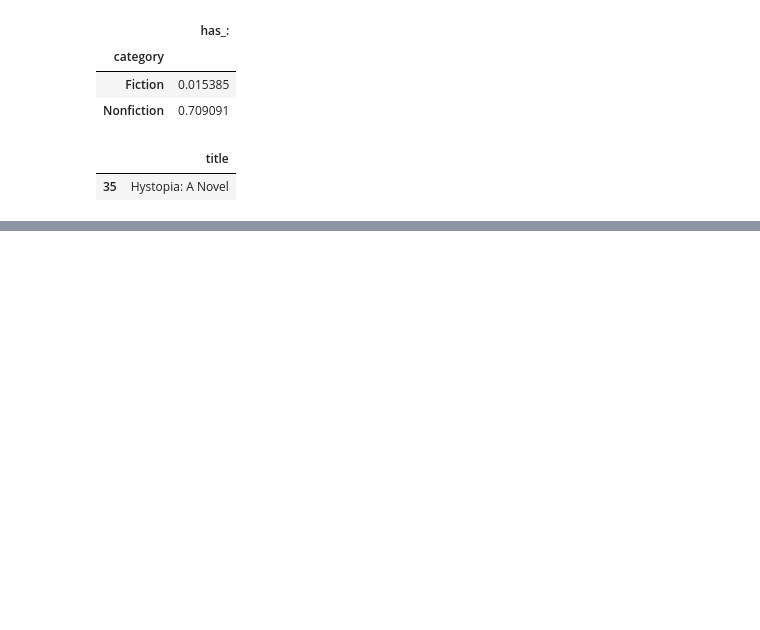
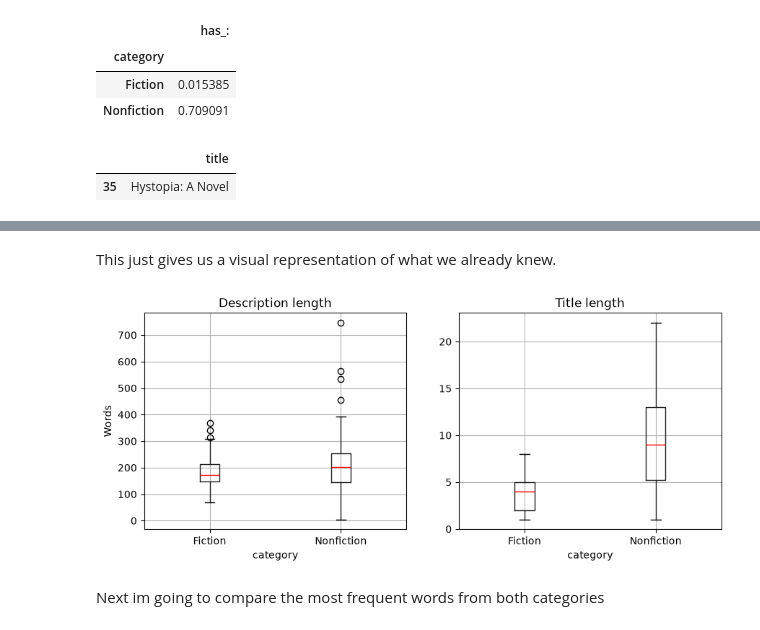
Before and after one commit to Judas20/datascience, a Jupyter notebook: notebooks/02_cleaning_eda.ipynb, the cells around one changed output, grey strips where cells are left out. Saved outputs shown, nothing was run; the diff lists cells and outputs as text; code cells hidden in the pictures; blank space fills up the shorter version.

```diff
--- a/notebooks/02_cleaning_eda.ipynb
+++ b/notebooks/02_cleaning_eda.ipynb
@@ -434,0 +452,20 @@ There is only one fiction book that contains :
+# %% [markdown]
+This just gives us a visual representation of what we already knew.
+# %%
+import matplotlib.pyplot as plt
+
+fig, axes = plt.subplots(1, 2, figsize=(10, 4))   # 1 row, 2 plots side by side
+
+df.boxplot(column="description_words", by="category", medianprops=dict(color="red"), ax=axes[0])
+df.boxplot(column="title_words", by="category", medianprops=dict(color="red"), ax=axes[1])
+
+axes[0].set_title("Description length")
+axes[1].set_title("Title length")
+axes[0].set_ylabel("Words")
+axes[0].set_ylabel("Words")
+plt.suptitle("")   # removes an automatic extra title pandas adds
+plt.show()
+# %% [output]
+[figure, added]
+# %% [markdown]
+Next im going to compare the most frequent words from both categories
```
Also changed, not shown: parts of 12 cells of this notebook, 3 other files.
